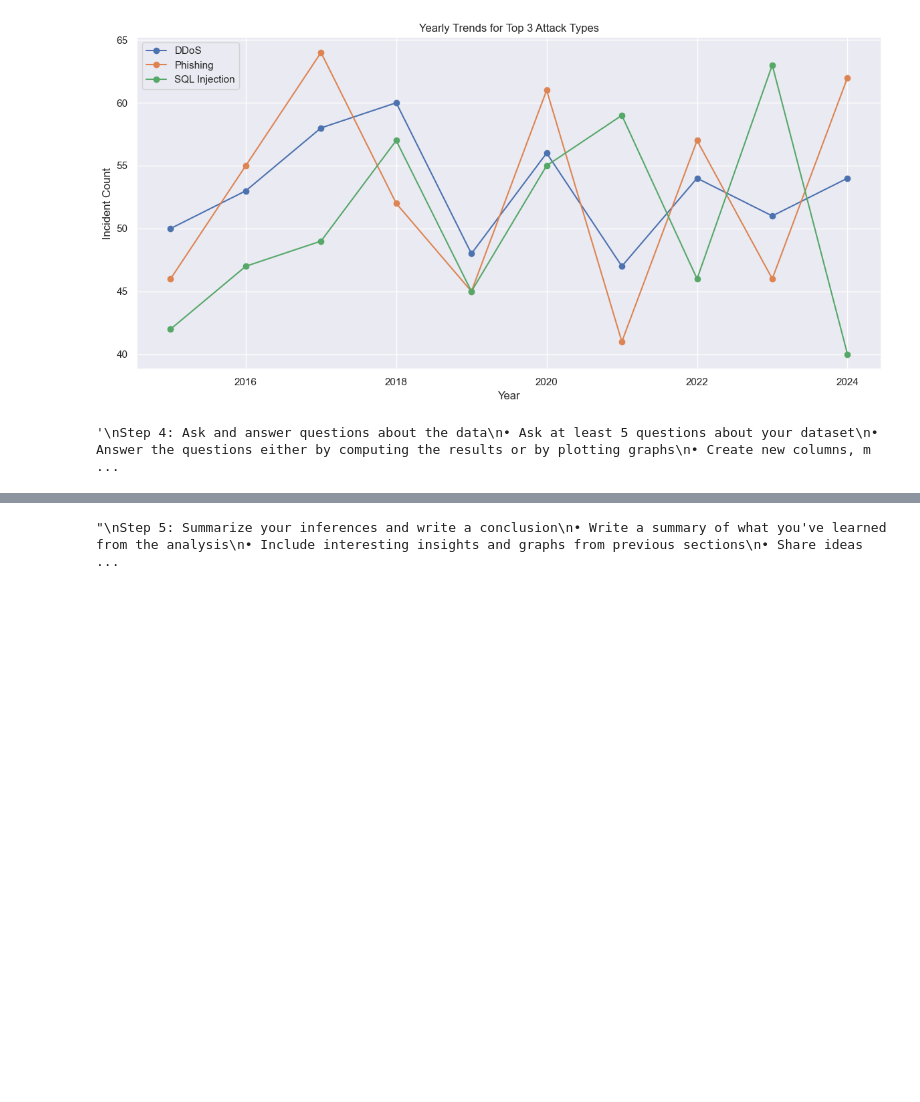
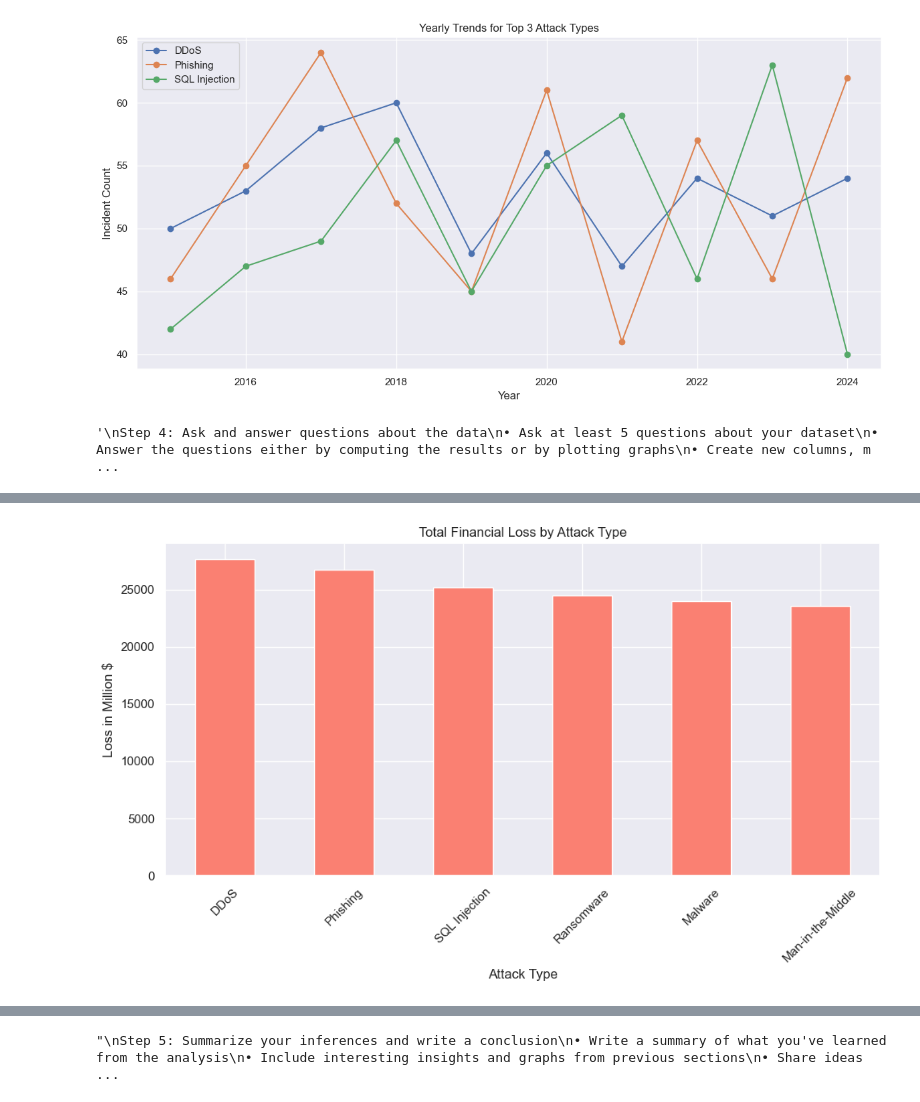
Before and after one commit to soObeibei/CPME255-CyberSecurity, a Jupyter notebook: project.ipynb, the cells around one changed output, grey strips where cells are left out. Drawn from its saved outputs; the diff is of its cells as text; code cells hidden in the pictures; blank space fills up the shorter version.

```diff
--- a/project.ipynb
+++ b/project.ipynb
@@ -355,3 +355,31 @@ whenever necessary
 '''
 # %% [output]
 '\nStep 4: Ask and answer questions about the data\n• Ask at least 5 questions about your dataset\n• Answer the questions either by computing the results or by plotting graphs\n• Create new columns, m ...
+# %%
+# Q1 Which attack types tend to cause the highest financial loss?
+
+# Categorize financial loss based on Low Medium High Threshold
+def categorize_financial_loss(amount):
+    if amount < 40:
+        return 'Low'
+    elif amount <= 70:
+        return 'Medium'
+    else:
+        return 'High'
+
+df['Financial Loss Category'] = df['Financial Loss (in Million $)'].apply(categorize_financial_loss)
+
+all_attack_types = df['Attack Type'].unique()
+high_loss_counts = df[df['Financial Loss Category'] == 'High'].groupby('Attack Type').size().reindex(all_attack_types, fill_value=0)
+total_loss = df.groupby('Attack Type')['Financial Loss (in Million $)'].sum().reindex(all_attack_types, fill_value=0)
+
+avg_loss_per_high = total_loss / high_loss_counts.replace(0, pd.NA)  # Avoid divide-by-zero warnings
+
+
+financial_loss_summary = pd.DataFrame({
+    'High Loss Count': high_loss_counts,
+    'Total Financial Loss (in Million $)': total_loss,
+    'Avg Loss per High-Loss Incident': avg_loss_per_high
+}).sort_values('Total Financial Loss (in Million $)', ascending=False)
+
+print(financial_loss_summary)
@@ -357,0 +404,12 @@ whenever necessary
+# %%
+# Total financial loss
+
+financial_loss_summary['Total Financial Loss (in Million $)'].plot(kind='bar', figsize=(10,6), color='salmon')
+plt.title('Total Financial Loss by Attack Type')
+plt.ylabel('Loss in Million $')
+plt.xlabel('Attack Type')
+plt.xticks(rotation=45)
+plt.tight_layout()
+plt.show()
+# %% [output]
+[figure, added]
```
Also changed, not shown: parts of 28 cells of this notebook.
